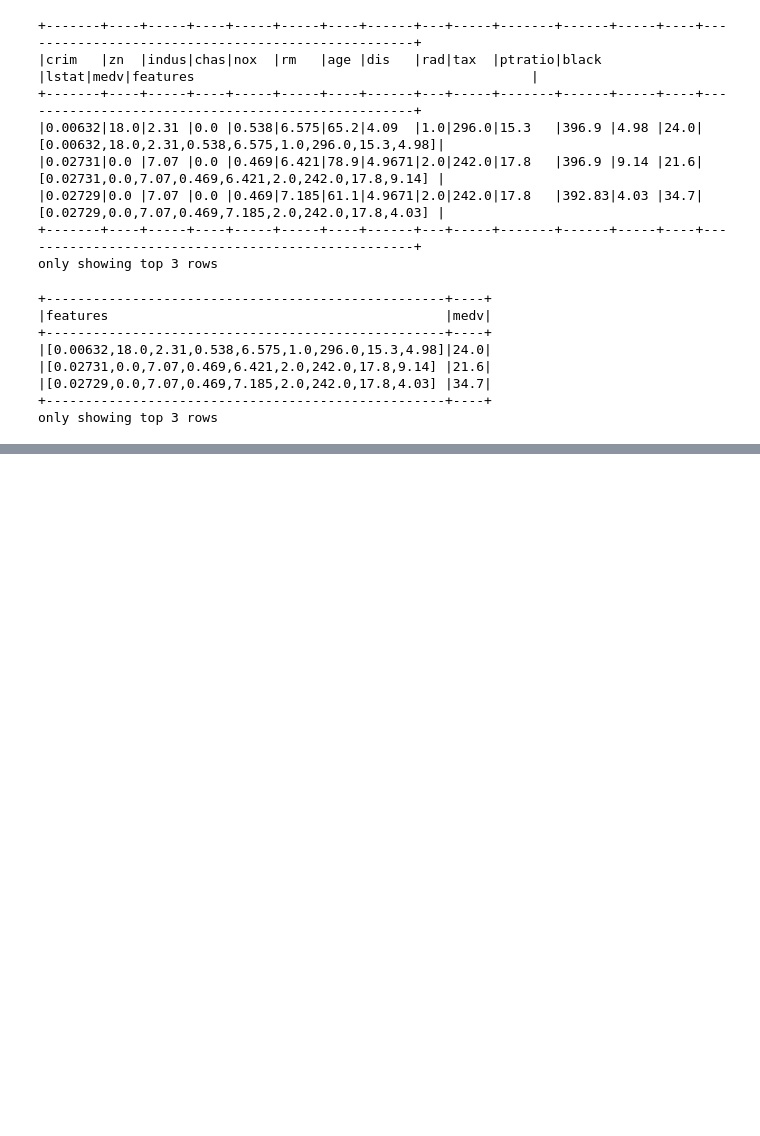
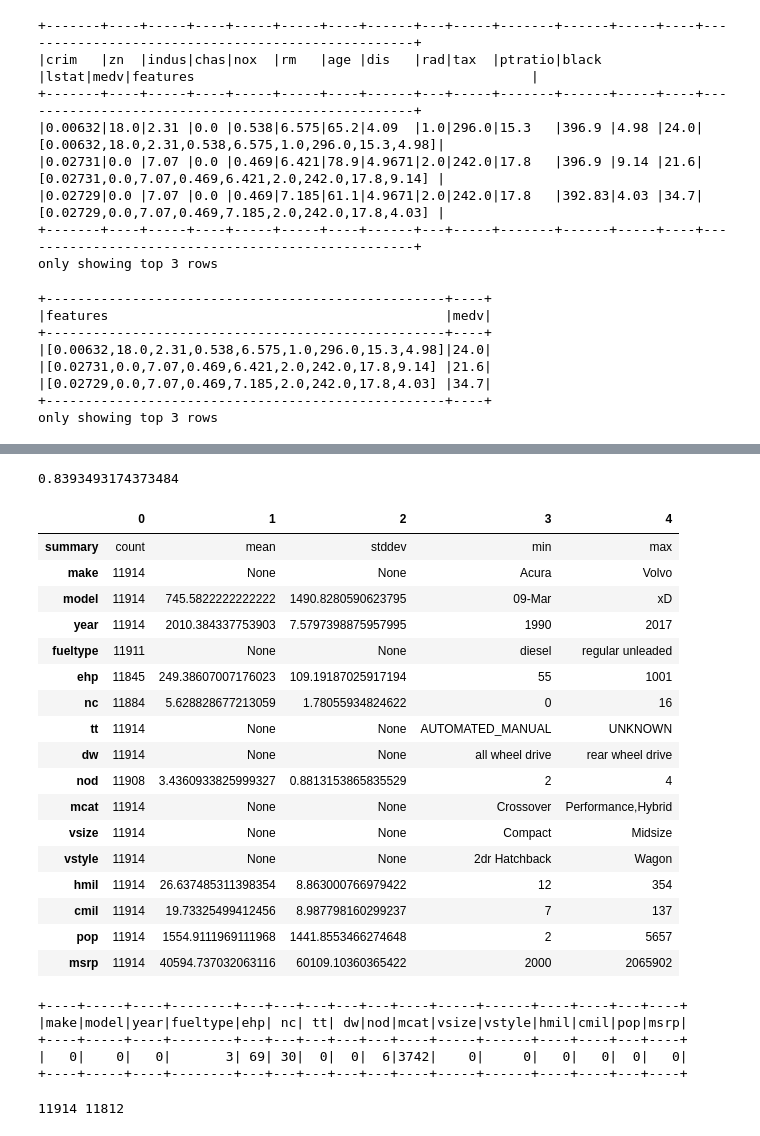
Before and after one commit to sreeharsha243/BigData, a Jupyter notebook: Bigdata.ipynb, the cells around one changed output, grey strips where cells are left out. Cells and saved outputs as stored; diff of their text form; code cells hidden in the pictures; blank space fills up the shorter version.

```diff
--- a/Bigdata.ipynb
+++ b/Bigdata.ipynb
@@ -962,0 +1020,64 @@ print(lr_evaluator.evaluate(lr_predictions))
+# %%
+#evaluate prediction accuracy
+
+gbt_evaluator = RegressionEvaluator(
+    labelCol="medv", predictionCol="prediction", metricName="r2")
+r2 = gbt_evaluator.evaluate(gbt_predictions)
+print(r2)
+# %% [output]
+0.8393493174373484
+# %%
+import pyspark.sql.types as typ
+labels=[
+        ('make',typ.StringType()),
+        ('model',typ.StringType()),
+        ('year',typ.IntegerType()),
+        ('fueltype',typ.StringType()),
+        ('ehp',typ.IntegerType()),
+        ('nc',typ.IntegerType()),
+        ('tt',typ.StringType()),
+        ('dw',typ.StringType()),
+        ('nod',typ.IntegerType()),
+        ('mcat',typ.StringType()),
+        ('vsize',typ.StringType()),
+        ('vstyle',typ.StringType()),
+        ('hmil',typ.IntegerType()),
+        ('cmil',typ.IntegerType()),
+        ('pop',typ.IntegerType()),
+        ('msrp',typ.IntegerType()),
+
+        ]
+schema = typ.StructType([
+typ.StructField(e[0], e[1], False) for e in labels
+])
+# %%
+#reading car csv using pyspark
+
+from pyspark import SparkContext, SQLContext
+from pyspark.sql.session import SparkSession
+sess=SparkSession.builder.getOrCreate()
+cars=sess.read.csv("/content/sample_data/cars - cars.csv",header=True,schema=schema)
+# %%
+cars.count()
+len(cars.columns)
+cars.describe() #to check data type of all variables
+cars.describe().toPandas().transpose() #topandas will show data in the table form
+# %% [output]
+|  | 0 | 1 | 2 | 3 | 4 |
+| summary | count | mean | stddev | min | max |
+| make | 11914 | None | None | Acura | Volvo |
+| model | 11914 | 745.5822222222222 | 1490.8280590623795 | 09-Mar | xD |
+| year | 11914 | 2010.384337753903 | 7.5797398875957995 | 1990 | 2017 |
+| fueltype | 11911 | None | None | diesel | regular unleaded |
+| ehp | 11845 | 249.38607007176023 | 109.19187025917194 | 55 | 1001 |
+| nc | 11884 | 5.628828677213059 | 1.78055934824622 | 0 | 16 |
+| tt | 11914 | None | None | AUTOMATED_MANUAL | UNKNOWN |
+| dw | 11914 | None | None | all wheel drive | rear wheel drive |
+| nod | 11908 | 3.4360933825999327 | 0.8813153865835529 | 2 | 4 |
+| mcat | 11914 | None | None | Crossover | Performance,Hybrid |
+| vsize | 11914 | None | None | Compact | Midsize |
+| vstyle | 11914 | None | None | 2dr Hatchback | Wagon |
+| hmil | 11914 | 26.637485311398354 | 8.863000766979422 | 12 | 354 |
+| cmil | 11914 | 19.73325499412456 | 8.987798160299237 | 7 | 137 |
+| pop | 11914 | 1554.9111969111968 | 1441.8553466274648 | 2 | 5657 |
+| msrp | 11914 | 40594.737032063116 | 60109.10360365422 | 2000 | 2065902 |
@@ -962,0 +1090,10 @@ print(lr_evaluator.evaluate(lr_predictions))
+# %%
+#check how many null values are there
+
+cars.select([count(when(isnan(c)|col(c).isNull(),c)).alias(c) for c in cars.columns]).show()
+# %% [output]
++----+-----+----+--------+---+---+---+---+---+----+-----+------+----+----+---+----+
+|make|model|year|fueltype|ehp| nc| tt| dw|nod|mcat|vsize|vstyle|hmil|cmil|pop|msrp|
++----+-----+----+--------+---+---+---+---+---+----+-----+------+----+----+---+----+
+|   0|    0|   0|       3| 69| 30|  0|  0|  6|3742|    0|     0|   0|   0|  0|   0|
++----+-----+----+--------+---+---+---+---+---+----+-----+------+----+----+---+----+
@@ -962,0 +1108,4 @@ print(lr_evaluator.evaluate(lr_predictions))
+# %%
+print(cars.count(),dcars.count())
+# %% [output]
+11914 11812
```
Also changed, not shown: parts of 34 cells of this notebook.
